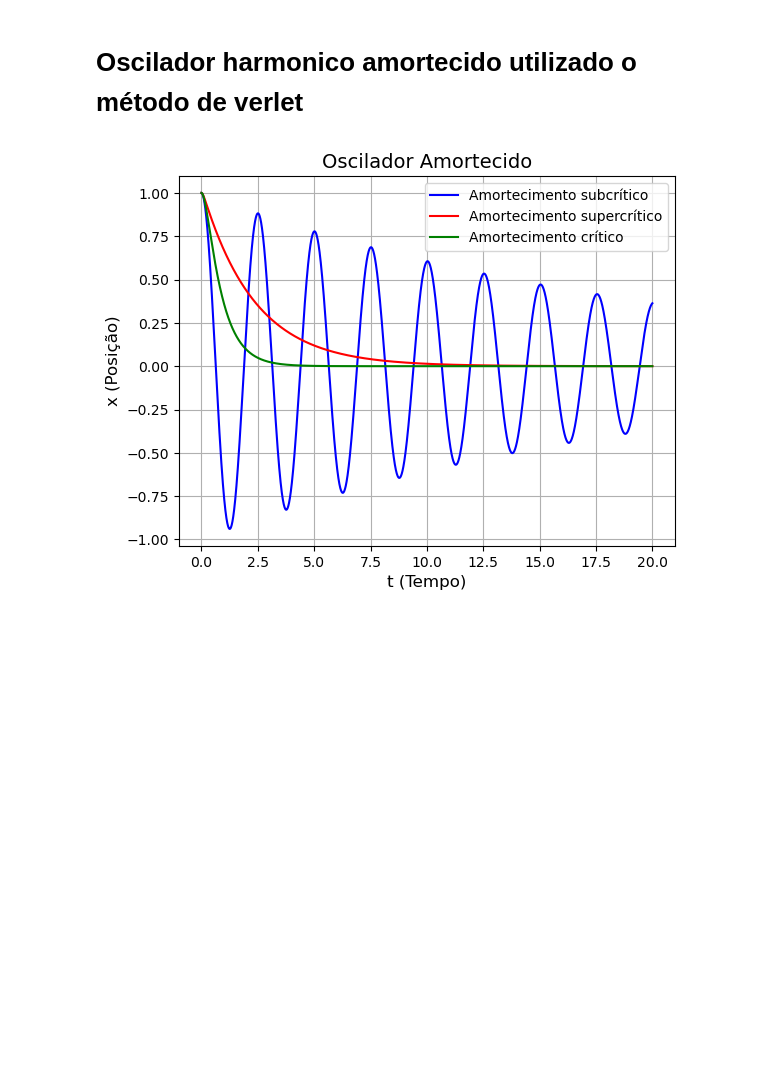
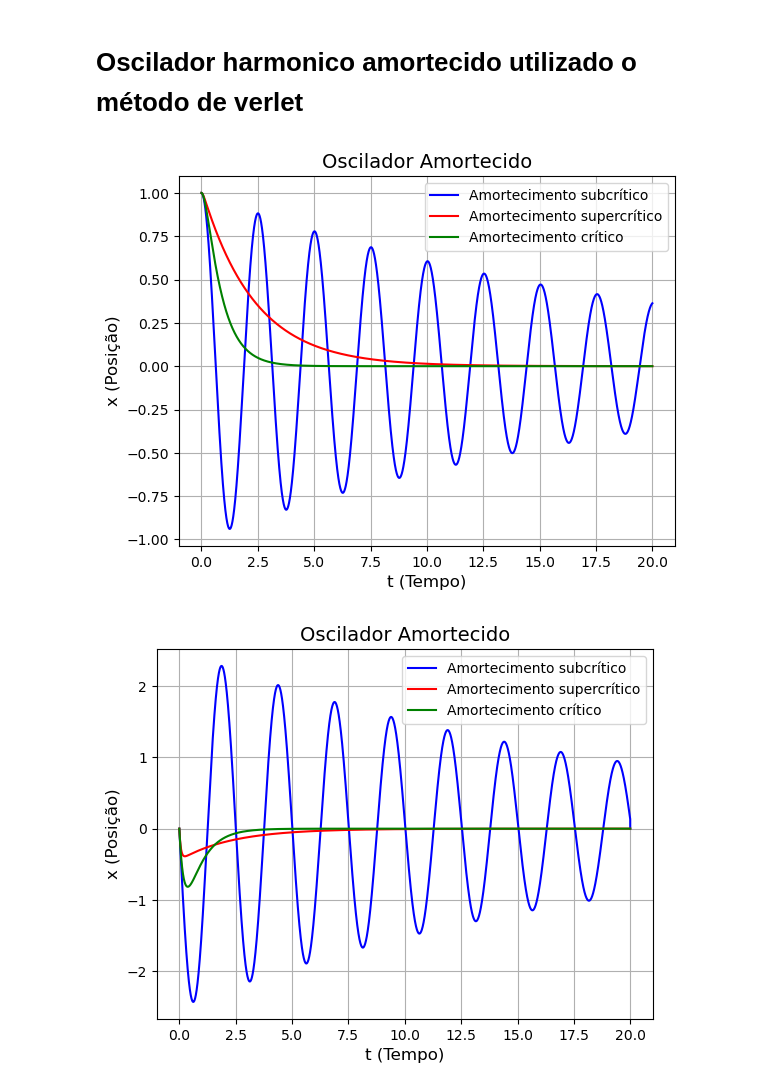
Before and after one commit to JVeloso14/Fisica-computacional-atividades, a Jupyter notebook: atividade 5/Oscilador harmonico/oscilador_harmonico_avançado.ipynb, the cells around one changed output. Saved outputs shown, nothing was run; the diff lists cells and outputs as text; code cells hidden in the pictures; blank space fills up the shorter version.

```diff
--- a/atividade 5/Oscilador harmonico/oscilador_harmonico_avançado.ipynb
+++ b/atividade 5/Oscilador harmonico/oscilador_harmonico_avançado.ipynb
@@ -21,35 +21,47 @@ class OsciladorAmortecido():
 
         x[0] = self.x0
         v[0] = self.v0
 
-        # Primeiro passo usando Euler para inicializar o Verlet
+        # Primeiro passo para inicializar o Verlet
         aceleracao = self.oscilador_amortecido(x[0], v[0])
         x[1] = x[0] + h * v[0] + 0.5 * h**2 * aceleracao
 
         for i in range(1, len(t) - 1):
             a = self.oscilador_amortecido(x[i], v[i-1])  # usa a velocidade anterior
             x[i+1] = 2*x[i] - x[i-1] + h**2 * a
             v[i] = (x[i+1] - x[i-1]) / (2*h)
-        return t, x
+        return t, x, v
 
 solucao1 = OsciladorAmortecido(0.1, 0, 1)
-t, x1 = solucao1.solver_verlet()
+t, x1, v1 = solucao1.solver_verlet()
 
 solucao2 = OsciladorAmortecido(15, 0, 1)
-t, x2 = solucao2.solver_verlet()
+t, x2, v2 = solucao2.solver_verlet()
 
 solucao3 = OsciladorAmortecido(6, 0, 1)
-t, x3 = solucao3.solver_verlet()
+t, x3, v3 = solucao3.solver_verlet()
 
 
 plt.plot(t, x1, color='blue', label='Amortecimento subcrítico')
 plt.plot(t, x2, color='red', label='Amortecimento supercrítico')
 plt.plot(t, x3, color='green', label='Amortecimento crítico')
 plt.title('Oscilador Amortecido', fontsize=14)
 plt.xlabel('t (Tempo)', fontsize=12)
 plt.ylabel('x (Posição)', fontsize=12)
 plt.legend()
 plt.grid(True)
 plt.show()
+
+
+plt.plot(t, v1, color='blue', label='Amortecimento subcrítico')
+plt.plot(t, v2, color='red', label='Amortecimento supercrítico')
+plt.plot(t, v3, color='green', label='Amortecimento crítico')
+plt.title('Oscilador Amortecido', fontsize=14)
+plt.xlabel('t (Tempo)', fontsize=12)
+plt.ylabel('x (Posição)', fontsize=12)
+plt.legend()
+plt.grid(True)
+plt.show()
 # %% [output]
 [figure]
+[figure, added]
```
Also changed, not shown: 19 other files.
